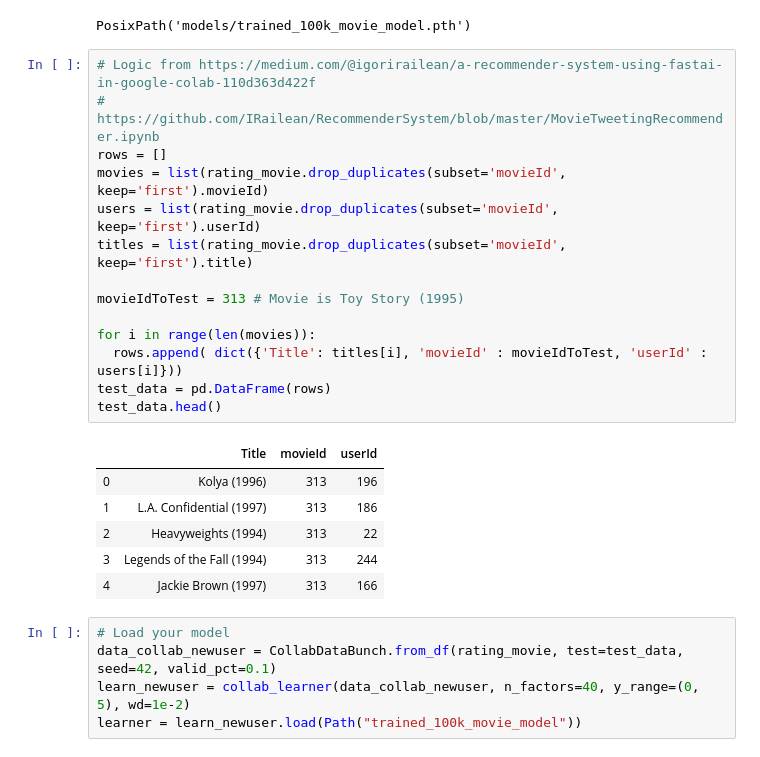
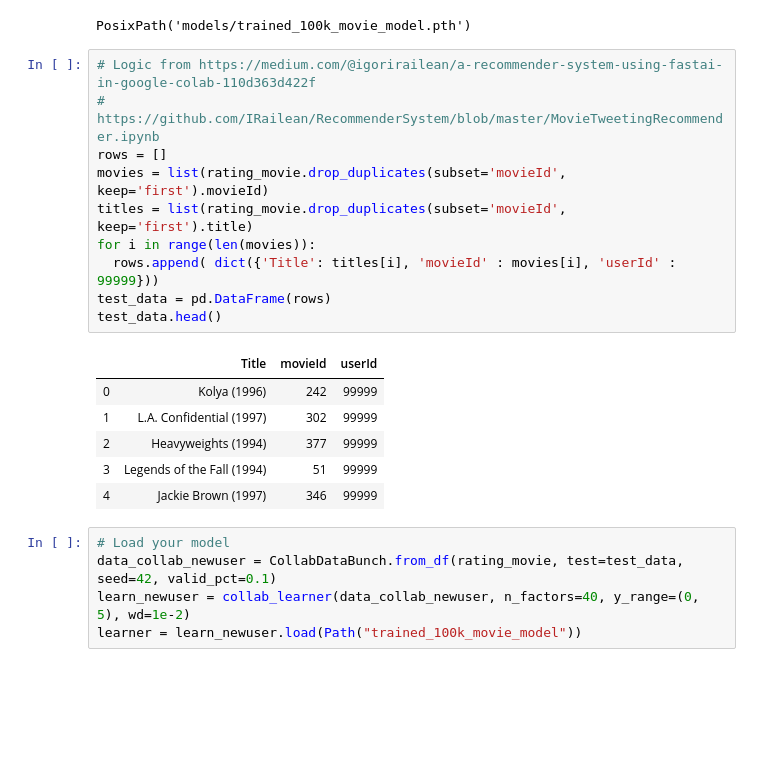
Before and after one commit to jaganlal/NCFMovie100k, a Jupyter notebook: NCFMovie100K.ipynb, the cells around one changed output. Drawn from its saved outputs; the diff is of its cells as text; blank space fills up the shorter version.

```diff
--- a/NCFMovie100K.ipynb
+++ b/NCFMovie100K.ipynb
@@ -142,24 +142,20 @@ PosixPath('models/trained_100k_movie_model.pth')
 # %%
 # Logic from https://medium.com/@igorirailean/a-recommender-system-using-fastai-in-google-colab-110d363d422f
 # https://github.com/IRailean/RecommenderSystem/blob/master/MovieTweetingRecommender.ipynb
 rows = []
 movies = list(rating_movie.drop_duplicates(subset='movieId', keep='first').movieId)
-users = list(rating_movie.drop_duplicates(subset='movieId', keep='first').userId)
 titles = list(rating_movie.drop_duplicates(subset='movieId', keep='first').title)
-
-movieIdToTest = 313 # Movie is Toy Story (1995)
-
 for i in range(len(movies)):
-  rows.append( dict({'Title': titles[i], 'movieId' : movieIdToTest, 'userId' : users[i]}))
+  rows.append( dict({'Title': titles[i], 'movieId' : movies[i], 'userId' : 99999}))
 test_data = pd.DataFrame(rows)
 test_data.head()
 # %% [output]
 |  | Title | movieId | userId |
-| 0 | Kolya (1996) | 313 | 196 |
-| 1 | L.A. Confidential (1997) | 313 | 186 |
-| 2 | Heavyweights (1994) | 313 | 22 |
-| 3 | Legends of the Fall (1994) | 313 | 244 |
-| 4 | Jackie Brown (1997) | 313 | 166 |
+| 0 | Kolya (1996) | 242 | 99999 |
+| 1 | L.A. Confidential (1997) | 302 | 99999 |
+| 2 | Heavyweights (1994) | 377 | 99999 |
+| 3 | Legends of the Fall (1994) | 51 | 99999 |
+| 4 | Jackie Brown (1997) | 346 | 99999 |
 # %%
 # Load your model
 data_collab_newuser = CollabDataBunch.from_df(rating_movie, test=test_data, seed=42, valid_pct=0.1)
```
Also changed, not shown: parts of 6 cells of this notebook.
